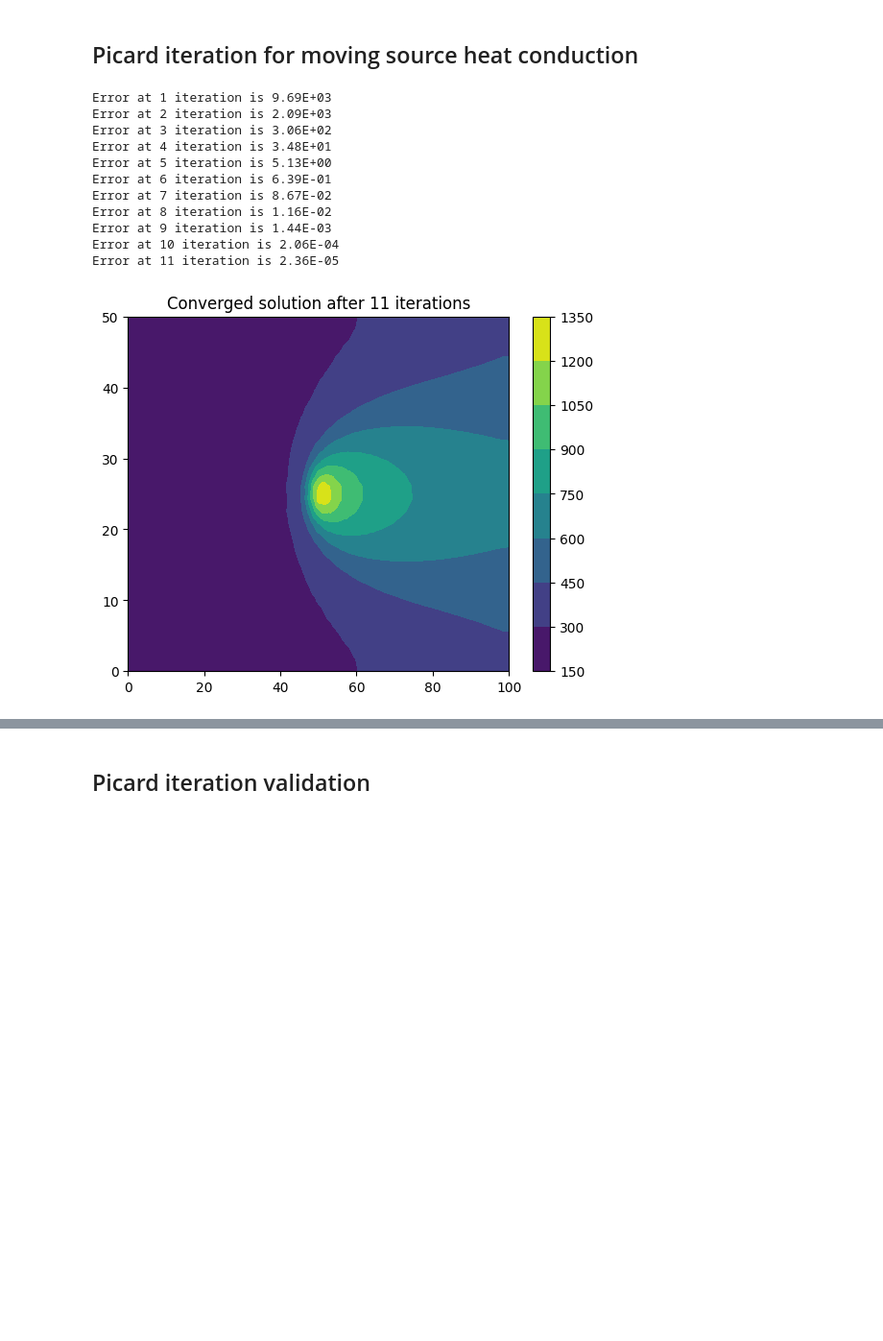
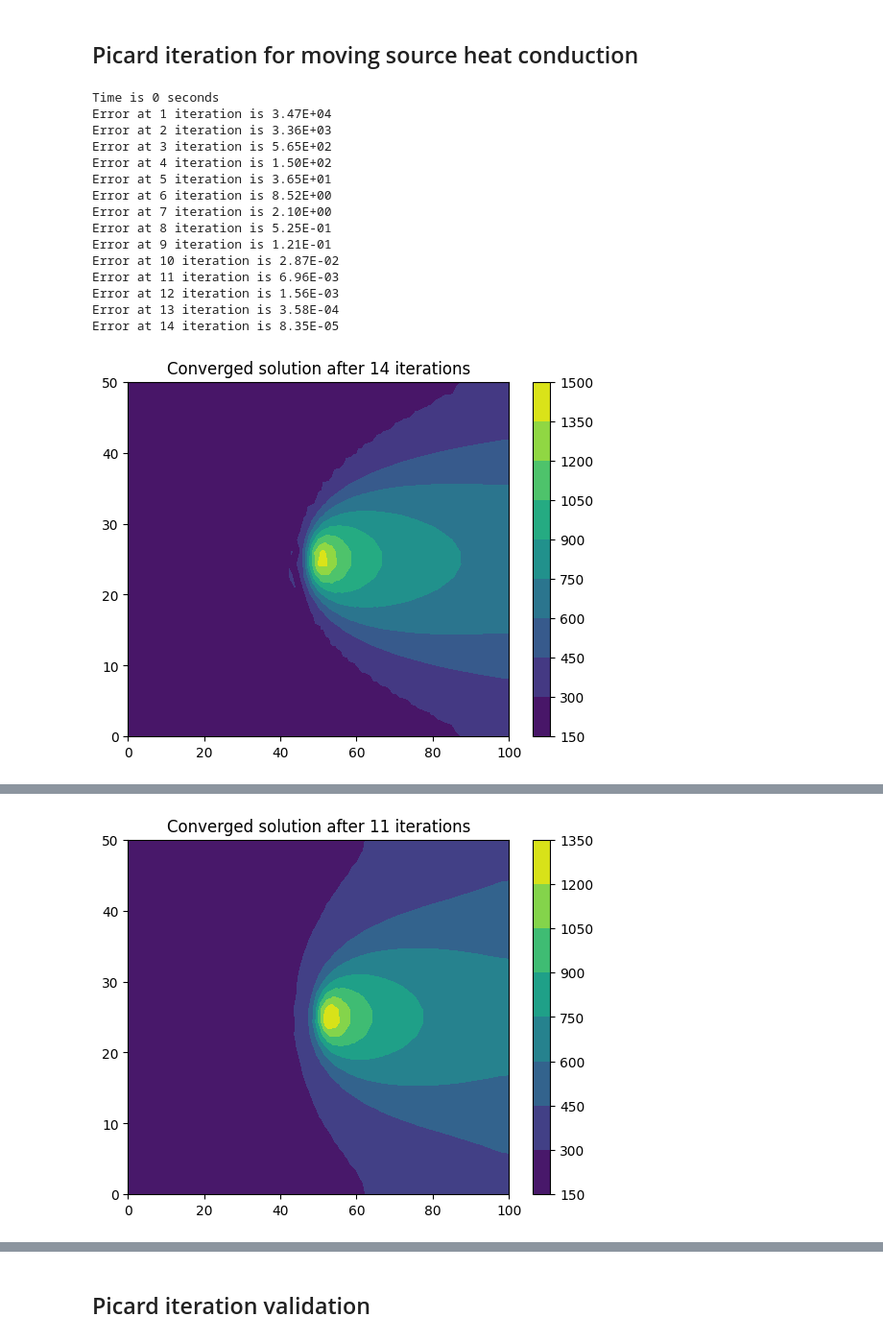
Before and after one commit to me21b172/ME5204-Project, a Jupyter notebook: Jayagowtham/Jayagowtham_project.ipynb, the cells around one changed output, grey strips where cells are left out. Shown at 96% size. Cells and saved outputs as stored; diff of their text form; code cells hidden in the pictures; blank space fills up the shorter version.

Commit message:
Moving source simulation added

```diff
--- a/Jayagowtham/Jayagowtham_project.ipynb
+++ b/Jayagowtham/Jayagowtham_project.ipynb
@@ -74,6 +74,16 @@ def k_Ti(T,phase = 'alpha'):
         return 0.0175*T-4.5
     else:
         return T
+
+def props_chooser(T, T_rep, process = 'heating'):
+    if (T_rep<1268 and process == 'heating') or (T_rep<=1073 and process == 'cooling'):
+        return rho_Ti(T,phase = 'alpha'),cp_Ti(T,phase = 'alpha'),k_Ti(T,phase = 'alpha')
+    elif (T_rep<1928 and process == 'heating') or (T_rep>1073 and process == 'cooling'):
+        return rho_Ti(T,phase = 'beta'),cp_Ti(T,phase = 'beta'),k_Ti(T,phase = 'beta')
+    elif (T_rep>=1928 and process == 'heating') or (T_rep>=1878 and process == 'cooling'):
+        return rho_Ti(T,phase = 'liquid'),cp_Ti(T,phase = 'liquid'),k_Ti(T,phase = 'liquid')
+    else:
+        return -1
 # %%
 class FEM:
     def __init__(self):
@@ -82,7 +92,7 @@ class FEM:
         self.data_tle = {"ips":{1:[[1/3,1/3]],3:[[1/6,1/6],[1/6,2/3],[2/3,1/6]]},\
        "weights":{1:[1/2],3:[1/6,1/6,1/6]}}
 
-    def fit_ele(self,nodes,ele,centre,theta_prev = None,mode = "linear",verbose = False):
+    def fit_ele(self,nodes,ele,centre,theta_prev_time = None,theta_prev_pic = None,mode = "linear",verbose = False):
         '''
         Return mass and stiffness matrices alongside the forcing vector
         '''
@@ -123,14 +133,22 @@ class FEM:
             dN_dx = (np.linalg.inv(Jac)@dN)[0].reshape(1,-1) #1x3
             Jac_inv = np.linalg.inv(Jac)
             area = 0
+            if mode == "non_linear":
+                T_rep = np.mean(theta_prev_time[np.ix_(econ,[0])]) #temperature at the centroid of the element
+                # print(T_rep)
             for j,ipj in enumerate(ips):
                 N = np.array([[(1-ipj[0]-ipj[1]), ipj[0],ipj[1]]])
                 a = (Jac_inv@dN).T@(Jac_inv@dN)*(np.linalg.det(Jac))*weights[j]
                 b = N.T@dN_dx*(np.linalg.det(Jac))*weights[j]
+
                 if mode == "non_linear":
-                    kappa = N@k_Ti(theta_prev[np.ix_(econ,[0])],phase = 'alpha')/1e3 ##m to mm
-                    rho = N@rho_Ti(theta_prev[np.ix_(econ,[0])],phase = 'alpha')/1e9  ##m to mm
-                    c = N@cp_Ti(theta_prev[np.ix_(econ,[0])],phase = 'alpha')
+                    rhos,cs,ks = props_chooser(theta_prev_pic[np.ix_(econ,[0])],T_rep)
+                    # ks,rhos,cs = k_Ti(theta_prev_time[np.ix_(econ,[0])],phase = 'alpha'),\
+                    #             rho_Ti(theta_prev_time[np.ix_(econ,[0])],phase = 'alpha'),\
+                    #             cp_Ti(theta_prev_time[np.ix_(econ,[0])],phase = 'alpha')
+                    kappa = N@ks/1e3 ##m to mm
+                    rho = N@rhos/1e9  ##m to mm
+                    c = N@cs
                 K[np.ix_(econ,econ)] += kappa*a
                 G[np.ix_(econ,econ)] += rho*c*vo*b
                 X  =np.matmul(N,boundary)
@@ -209,7 +227,7 @@ plt.show()
 # %% [markdown]
 ## Picard iteration for moving source heat conduction
 # %%
-def picard(nodecoords,ele_con,theta_init):
+def picard(nodecoords,ele_con,theta_init,source):
 ## the idea is you initialize a temperature profile and find corresponding multipliers for the non linear terms
     #non is number of nodes
     theta_old = theta_init
@@ -220,10 +238,11 @@ def picard(nodecoords,ele_con,theta_init):
 
     while(e>tolerance):
         iter +=1
-        _,_,_,_,theta_new = soln2.fit_ele(nodecoords,ele_con,np.array([[50,25]]),theta_prev = theta_old,mode = "non_linear")
+        _,_,_,_,theta_new = soln2.fit_ele(nodecoords,ele_con,source,theta_prev_time = theta_init,theta_prev_pic = theta_old,mode = "non_linear")
         e = np.linalg.norm(theta_new - theta_old)
         theta_old = theta_new
         print(f"Error at {iter} iteration is {e:.2E}")
+        # print(theta_init)
 
     plt.tricontourf(nodecoords[:,0],nodecoords[:,1],theta_new.flatten())
     plt.title(f"Converged solution after {iter} iterations")
@@ -233,19 +252,31 @@ def picard(nodecoords,ele_con,theta_init):
     return theta_new
 # %%
 soln2 = FEM()
-T_l = 273+20
+T_l = 273+1000
+t_final = 10
+times = np.arange(0,t_final,1)
 theta_init = np.zeros((nodecoords.shape[0],1))+T_l
-theta_final = picard(nodecoords,ele_con,theta_init)
+theta_prev = theta_init
+#Let's move the source
+x_source = 50
+for time in times:
+    print(f"Time is {time} seconds")
+    theta_final = picard(nodecoords,ele_con,theta_prev,source = np.array([[x_source+2*time,25]]))
+    theta_prev = theta_final
 # %% [output]
-Error at 1 iteration is 9.69E+03
-Error at 2 iteration is 2.09E+03
-Error at 3 iteration is 3.06E+02
-Error at 4 iteration is 3.48E+01
-Error at 5 iteration is 5.13E+00
-Error at 6 iteration is 6.39E-01
-Error at 7 iteration is 8.67E-02
-Error at 8 iteration is 1.16E-02
-Error at 9 iteration is 1.44E-03
-Error at 10 iteration is 2.06E-04
-Error at 11 iteration is 2.36E-05
+Time is 0 seconds
+Error at 1 iteration is 3.47E+04
+Error at 2 iteration is 3.36E+03
+Error at 3 iteration is 5.65E+02
+Error at 4 iteration is 1.50E+02
+Error at 5 iteration is 3.65E+01
+Error at 6 iteration is 8.52E+00
+Error at 7 iteration is 2.10E+00
+Error at 8 iteration is 5.25E-01
+Error at 9 iteration is 1.21E-01
+Error at 10 iteration is 2.87E-02
+Error at 11 iteration is 6.96E-03
+Error at 12 iteration is 1.56E-03
+Error at 13 iteration is 3.58E-04
+Error at 14 iteration is 8.35E-05
-[figure, old version]
+[figure, new version]
@@ -251,0 +295 @@ Error at 11 iteration is 2.36E-05
+[figure, added]
```
Also changed, not shown: parts of 2 cells of this notebook.
